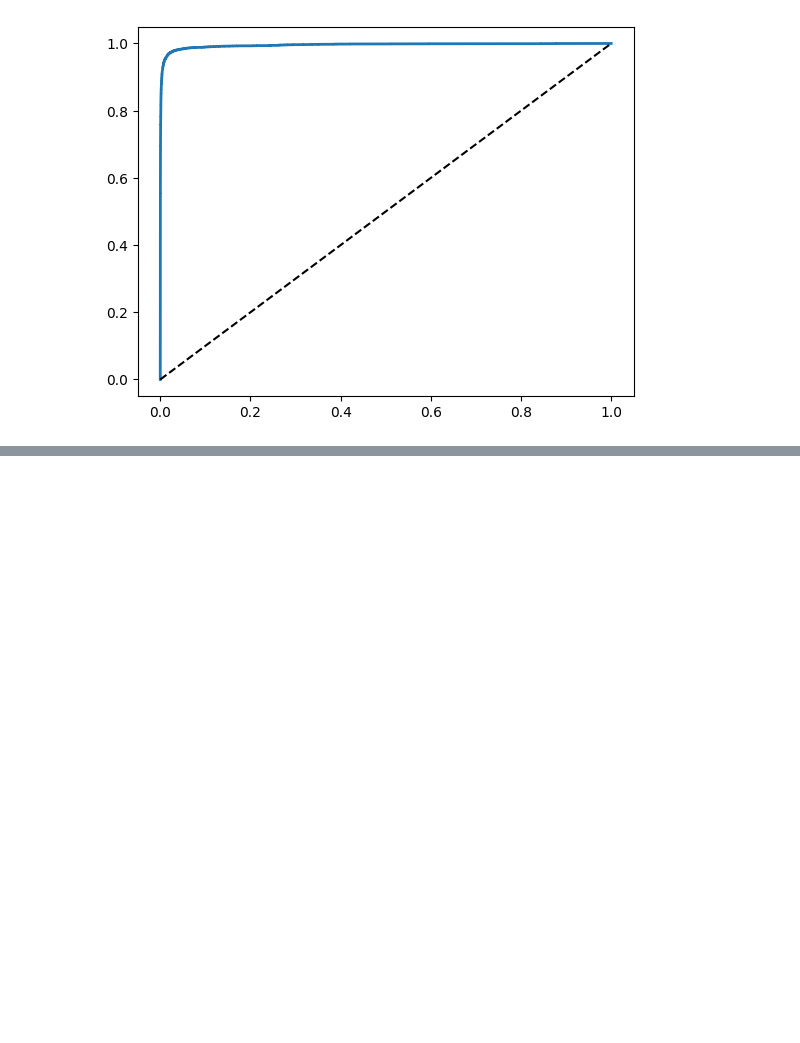
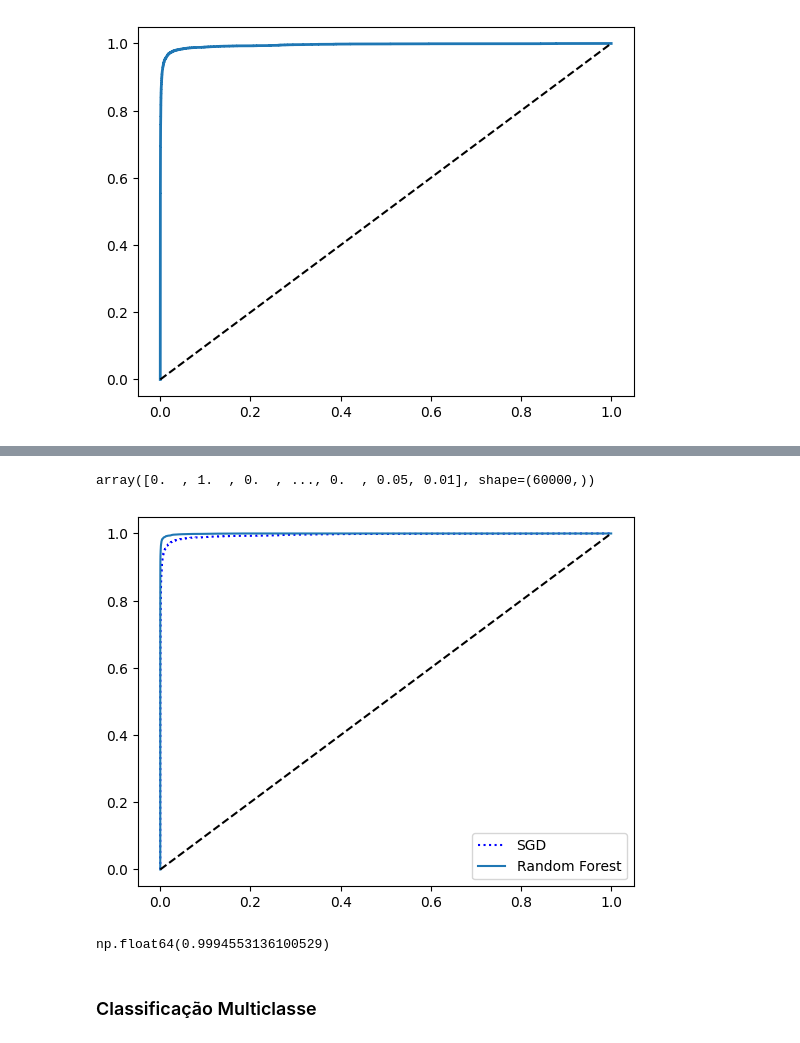
Before and after one commit to RafaelSouza-13/MNIST, a Jupyter notebook: MNIST.ipynb, the cells around one changed output, grey strips where cells are left out. Drawn from its saved outputs; the diff is of its cells as text; code cells hidden in the pictures; blank space fills up the shorter version.

Commit message:
Implementando o modelo Random Forest e comparando sua curva de roc ao modelo SGD

```diff
--- a/MNIST.ipynb
+++ b/MNIST.ipynb
@@ -250,0 +256,26 @@ plt.show()
+# %%
+forest_clf = RandomForestClassifier(random_state=42)
+# %%
+y_prob_forest = cross_val_predict(forest_clf, X_train, y_train_0, cv=3, method="predict_proba")
+# %%
+y_scores_forest = y_prob_forest[:, 1]
+# %%
+y_scores_forest
+# %% [output]
+array([0.  , 1.  , 0.  , ..., 0.  , 0.05, 0.01], shape=(60000,))
+# %%
+fpr_forest, tpr_forest, thresholds_forest = roc_curve(y_train_0, y_scores_forest)
+# %%
+plt.plot(fpr, tpr, "b:", label="SGD")
+plt.plot(fpr_forest, tpr_forest, label="Random Forest")
+plt.plot([0, 1], [0, 1], 'k--')
+plt.legend(loc="lower right")
+plt.show()
+# %% [output]
+[figure, added]
+# %%
+roc_auc_score(y_train_0, y_scores_forest)
+# %% [output]
+np.float64(0.9994553136100529)
+# %% [markdown]
+### Classificação Multiclasse
```
Also changed, not shown: parts of 6 cells of this notebook.
